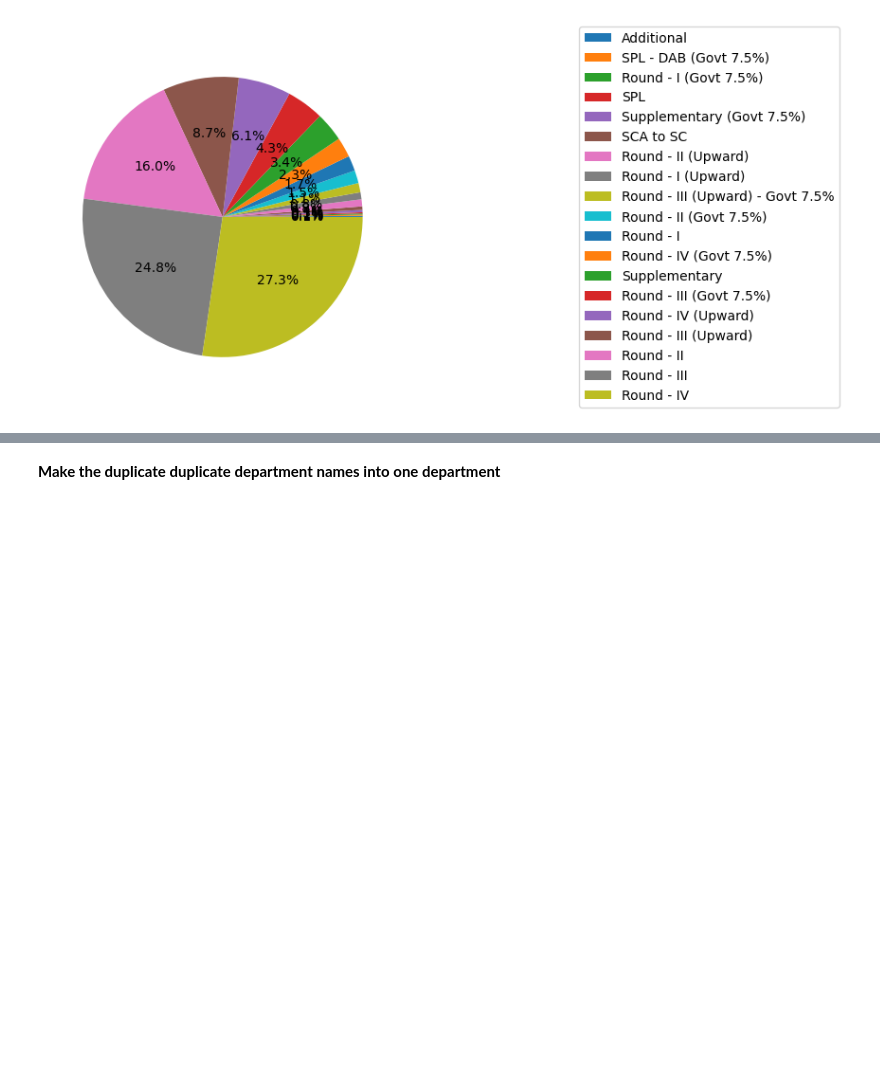
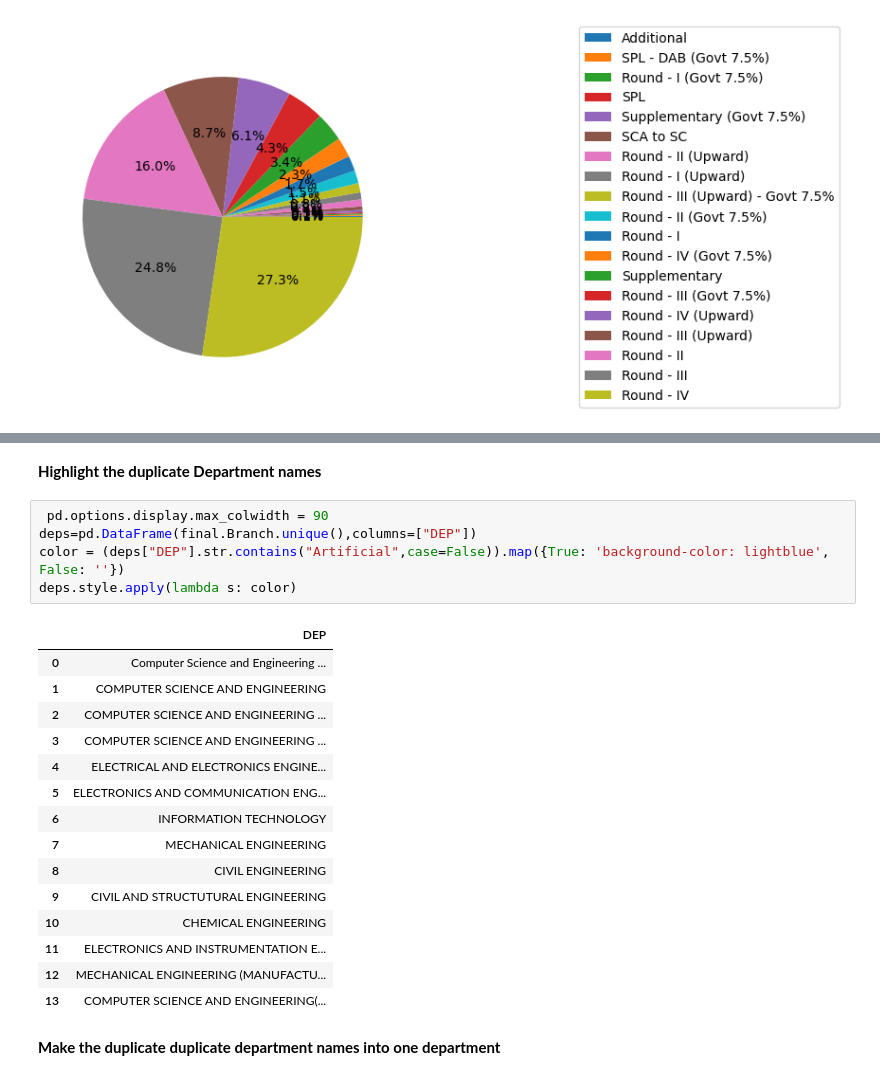
Before and after one commit to Rajadurai2/fun-programs-, a Jupyter notebook: AU.ipynb, the cells around one changed output, grey strips where cells are left out. Saved outputs shown, nothing was run; the diff lists cells and outputs as text; blank space fills up the shorter version.

```diff
--- a/AU.ipynb
+++ b/AU.ipynb
@@ -114,3 +100,26 @@ array(['Computer Science and Engineering (Artificial Intelligence and Machine Le
+# %% [markdown]
+<b>Highlight the duplicate Department names
+# %%
+ pd.options.display.max_colwidth = 90
+deps=pd.DataFrame(final.Branch.unique(),columns=["DEP"])
+color = (deps["DEP"].str.contains("Artificial",case=False)).map({True: 'background-color: lightblue', False: ''})
+deps.style.apply(lambda s: color)
+# %% [output]
+|  | DEP |
+| 0 | Computer Science and Engineering ... |
+| 1 | COMPUTER SCIENCE AND ENGINEERING |
+| 2 | COMPUTER SCIENCE AND ENGINEERING ... |
+| 3 | COMPUTER SCIENCE AND ENGINEERING ... |
+| 4 | ELECTRICAL AND ELECTRONICS ENGINE... |
+| 5 | ELECTRONICS AND COMMUNICATION ENG... |
+| 6 | INFORMATION TECHNOLOGY |
+| 7 | MECHANICAL ENGINEERING |
+| 8 | CIVIL ENGINEERING |
+| 9 | CIVIL AND STRUCTUTURAL ENGINEERING |
+| 10 | CHEMICAL ENGINEERING |
+| 11 | ELECTRONICS AND INSTRUMENTATION E... |
+| 12 | MECHANICAL ENGINEERING (MANUFACTU... |
+| 13 | COMPUTER SCIENCE AND ENGINEERING(... |
 # %% [markdown]
 <b>Make the duplicate duplicate department names into one department
 # %%
```
Also changed, not shown: parts of 7 cells of this notebook.
